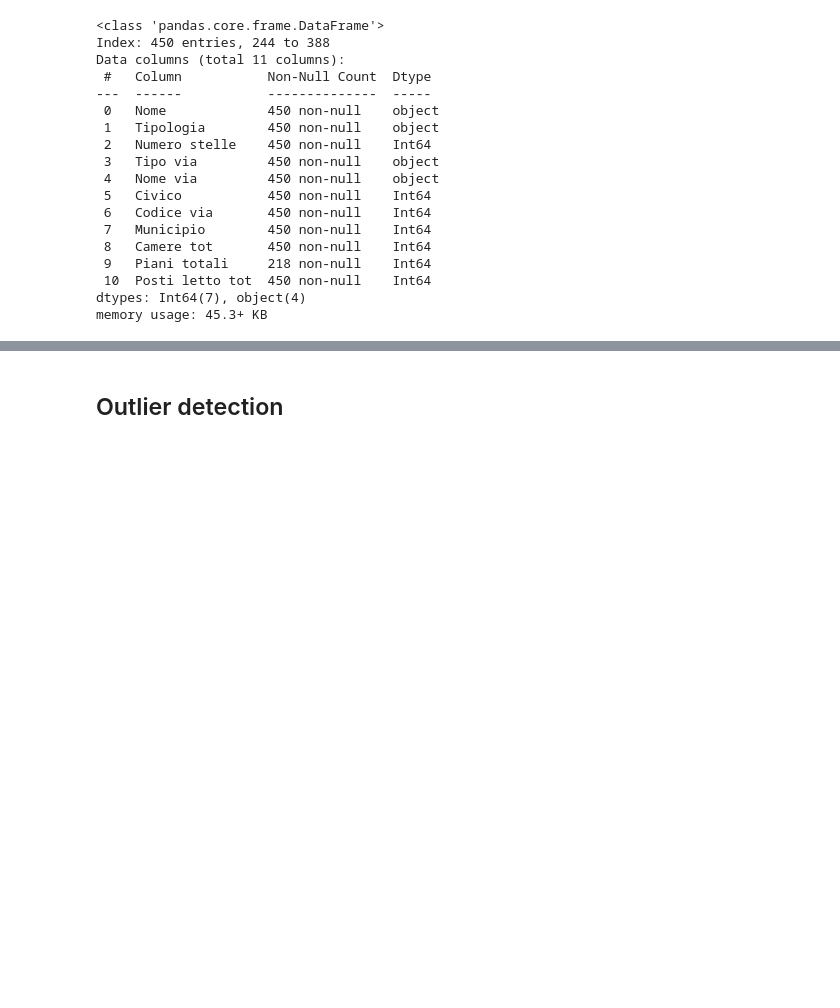
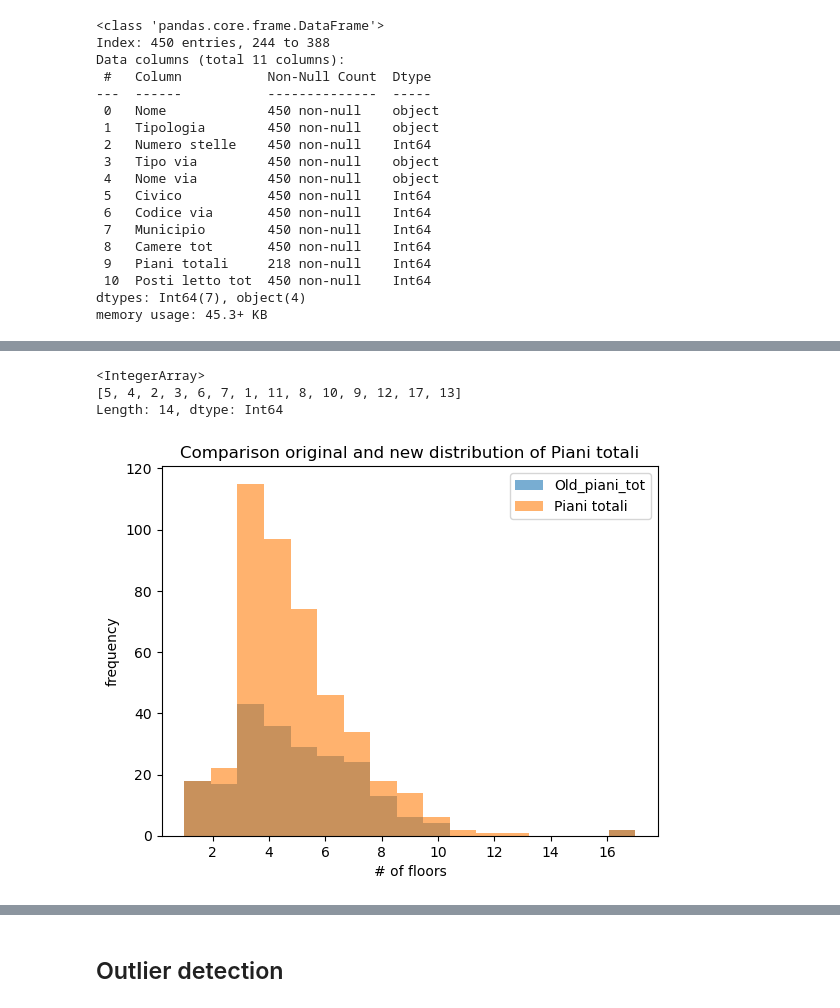
Before and after one commit to silviamacchi/DataQuality_project, a Jupyter notebook: Script report.ipynb, the cells around one changed output, grey strips where cells are left out. Saved outputs shown, nothing was run; the diff lists cells and outputs as text; code cells hidden in the pictures; blank space fills up the shorter version.

Commit message:
used machine learning to predict piani tot

```diff
--- a/Script report.ipynb
+++ b/Script report.ipynb
@@ -312,5 +317,5 @@ Data columns (total 11 columns):
 dtypes: Int64(7), object(4)
 memory usage: 45.3+ KB
 # %%
-data['Piani totali'] = data['Piani totali'].fillna(count_piani_elenco)
+data[data['Piani totali'].isna()]
 #we can use machine learning to infer the value
@@ -316,0 +336,13 @@ data['Piani totali'] = data['Piani totali'].fillna(count_piani_elenco)
+# %%
+feature="Piani totali"
+data["Old_piani_tot"]=data["Piani totali"]
+parameters = list(set(["Camere tot", "Posti letto tot", "Numero stelle"]) - set([feature]))
+
+#Create a Linear Regression model to estimate the missing data
+model = linear_model.LinearRegression()
+model.fit(X = data[parameters].loc[data[feature].notnull()], y = data[feature].loc[data[feature].notnull()])
+model_predicted = model.predict(data[parameters].loc[data[feature].isnull()])
+
+rounded_predictions = np.round(model_predicted)
+print(feature + " successfully imputed")
+data.loc[data[feature].isnull(), feature] = rounded_predictions
@@ -316,0 +372,18 @@ data['Piani totali'] = data['Piani totali'].fillna(count_piani_elenco)
+# %%
+data["Piani totali"].unique()
+# %% [output]
+<IntegerArray>
+[5, 4, 2, 3, 6, 7, 1, 11, 8, 10, 9, 12, 17, 13]
+Length: 14, dtype: Int64
+# %%
+data[["Old_piani_tot","Piani totali"]].plot.hist(
+    bins=17,            # Numero di intervalli
+    alpha=0.6,          # Trasparenza (cruciale per vedere entrambe le distribuzioni)
+    title='Comparison original and new distribution of Piani totali'
+)
+
+plt.xlabel('# of floors')
+plt.ylabel('frequency')
+plt.show()
+# %% [output]
+[figure, added]
```
Also changed, not shown: parts of 7 cells of this notebook.
